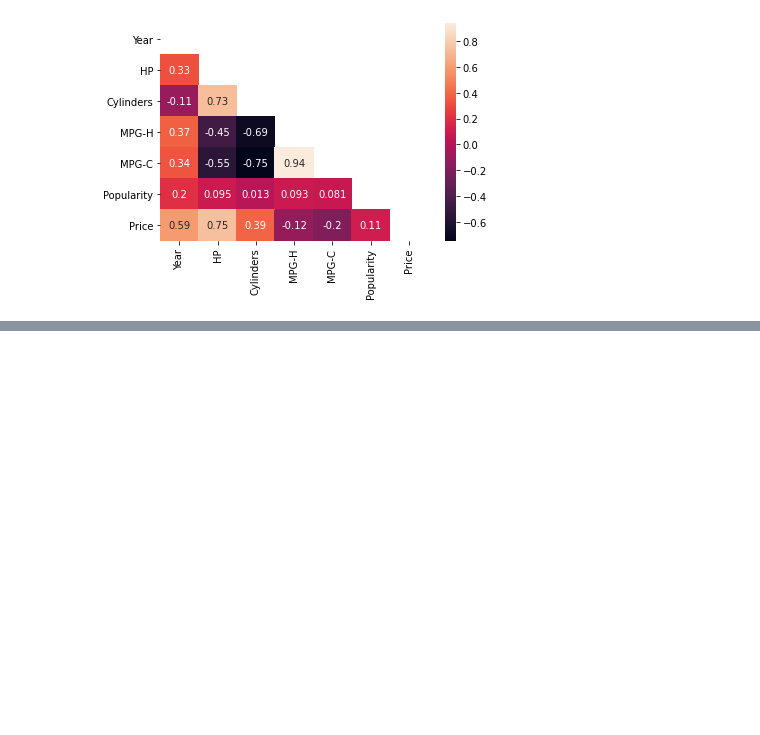
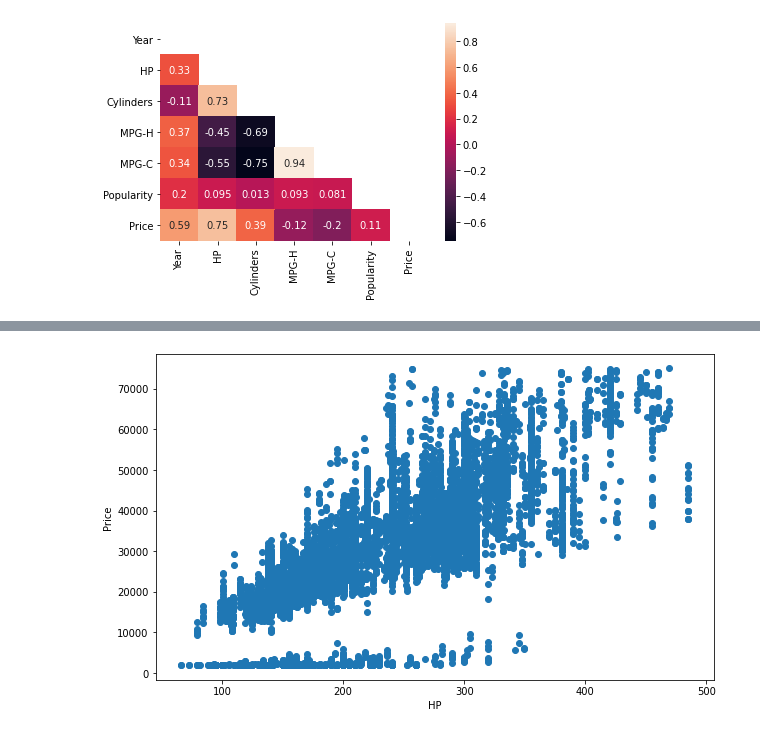
Before and after one commit to Madhavi-Sawarkar/MLProject1, a Jupyter notebook: MLPROJECT.ipynb, the cells around one changed output, grey strips where cells are left out. Drawn from its saved outputs; the diff is of its cells as text; code cells hidden in the pictures; blank space fills up the shorter version.

```diff
--- a/MLPROJECT.ipynb
+++ b/MLPROJECT.ipynb
@@ -321,0 +328,8 @@ data.corr()
+# %%
+fig, ax = plt.subplots(figsize=(10,6))
+ax.scatter(data['HP'], data['Price'])
+ax.set_xlabel('HP')
+ax.set_ylabel('Price')
+plt.show()
+# %% [output]
+[figure, added]
```
Also changed, not shown: parts of 8 cells of this notebook.
